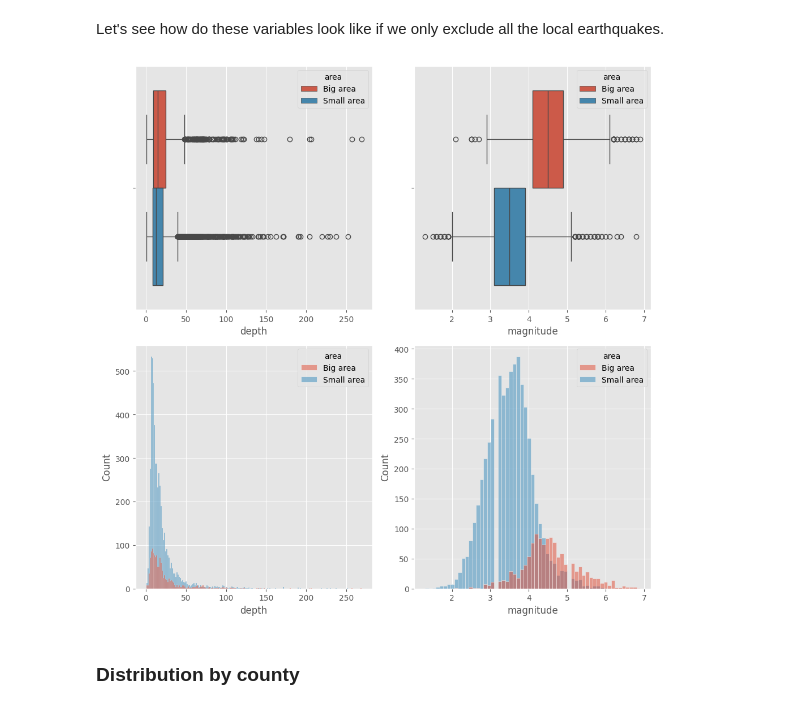
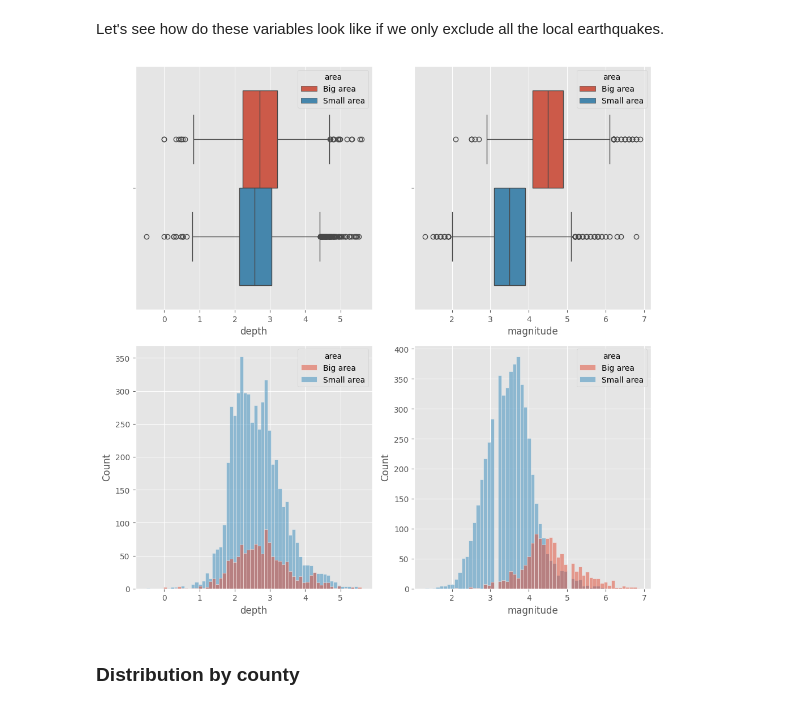
Before and after one commit to jiug/Taiwan-Earthquakes, a Jupyter notebook: earthquakes-taiwan.ipynb, the cells around one changed output. Drawn from its saved outputs; the diff is of its cells as text; code cells hidden in the pictures.

```diff
--- a/earthquakes-taiwan.ipynb
+++ b/earthquakes-taiwan.ipynb
@@ -109,14 +114,14 @@ Let's see how do these variables look like if we only exclude all the local eart
 # %%
 fig, ax = plt.subplots(2,2, figsize=(10,10))
 
-sns.boxplot(x=df['depth'], ax = ax[0,0], hue=df['area'])
+sns.boxplot(x=np.log(df['depth']), ax = ax[0,0], hue=df['area'])
 sns.boxplot(x=df['magnitude'], ax = ax[0,1], hue=df['area'])
-sns.histplot(x=df['depth'], ax = ax[1,0], hue=df['area'])
+sns.histplot(x=np.log(df['depth']), ax = ax[1,0], hue=df['area'])
 sns.histplot(x=df['magnitude'],ax = ax[1,1], hue=df['area'])
 
 plt.tight_layout()
 # %% [output]
-[figure, old version]
+[figure, new version]
 # %% [markdown]
 ### Distribution by county
 # %%
```
Also changed, not shown: parts of 13 cells of this notebook, 1 other file.
